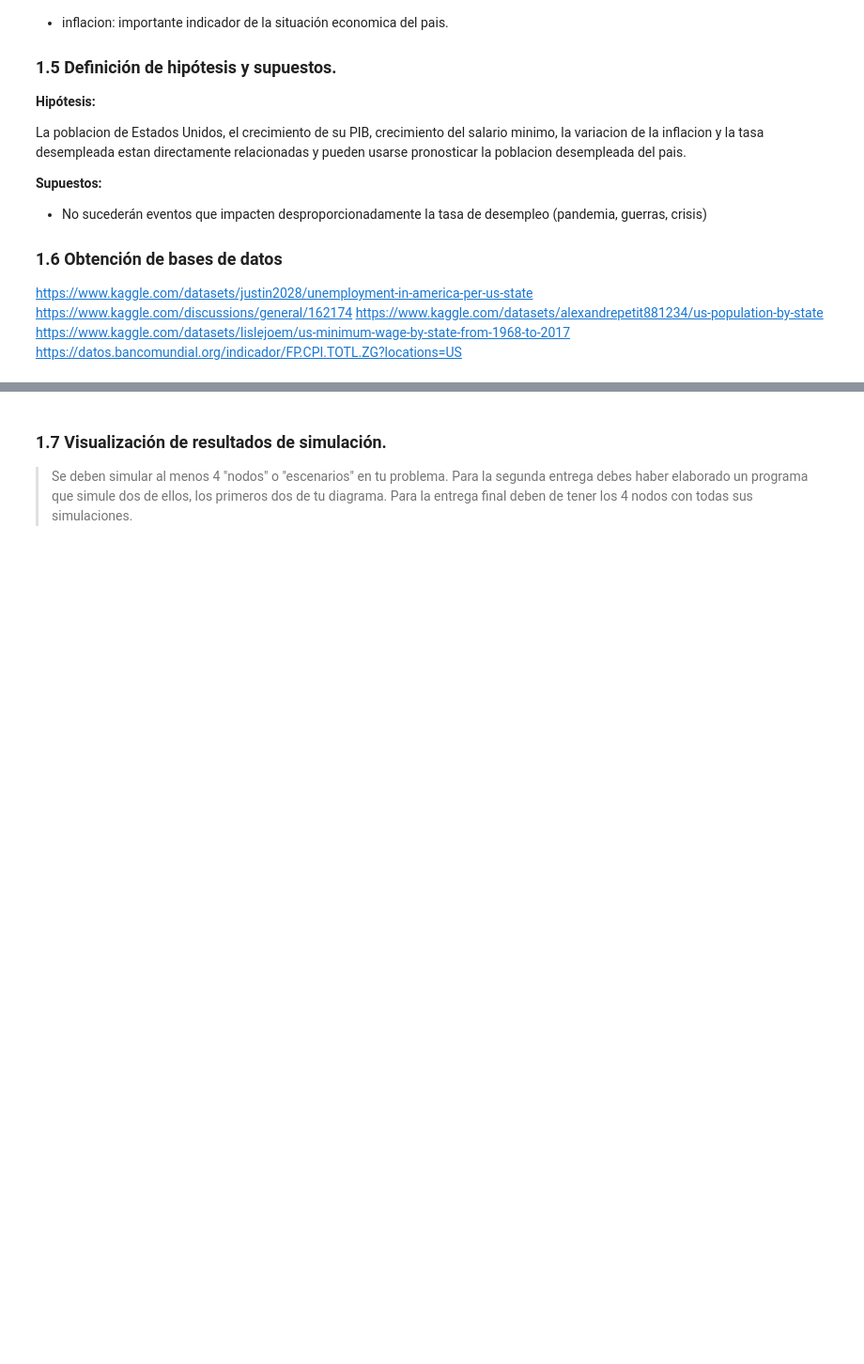
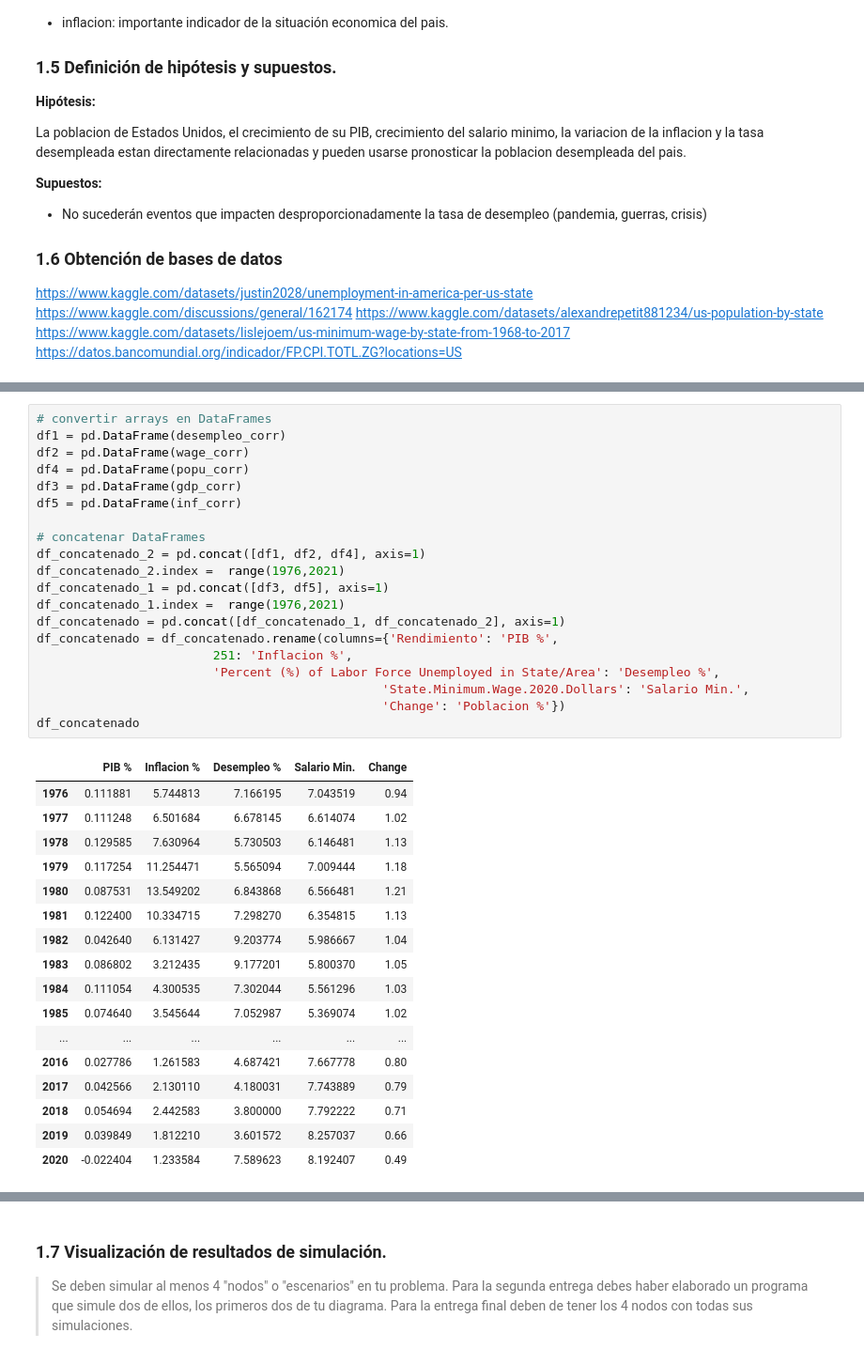
Before and after one commit to Zairo9/Proyecto, a Jupyter notebook: GuiaProyecto.ipynb, the cells around one changed output, grey strips where cells are left out. Shown at 94% size. Cells and saved outputs as stored; diff of their text form; blank space fills up the shorter version.

Commit message:
corr

```diff
--- a/GuiaProyecto.ipynb
+++ b/GuiaProyecto.ipynb
@@ -66,0 +103,38 @@ https://datos.bancomundial.org/indicador/FP.CPI.TOTL.ZG?locations=US
+# %%
+# convertir arrays en DataFrames
+df1 = pd.DataFrame(desempleo_corr)
+df2 = pd.DataFrame(wage_corr)
+df4 = pd.DataFrame(popu_corr)
+df3 = pd.DataFrame(gdp_corr)
+df5 = pd.DataFrame(inf_corr)
+
+# concatenar DataFrames
+df_concatenado_2 = pd.concat([df1, df2, df4], axis=1)
+df_concatenado_2.index =  range(1976,2021)
+df_concatenado_1 = pd.concat([df3, df5], axis=1)
+df_concatenado_1.index =  range(1976,2021)
+df_concatenado = pd.concat([df_concatenado_1, df_concatenado_2], axis=1)
+df_concatenado = df_concatenado.rename(columns={'Rendimiento': 'PIB %',
+                        251: 'Inflacion %',
+                        'Percent (%) of Labor Force Unemployed in State/Area': 'Desempleo %',
+                                               'State.Minimum.Wage.2020.Dollars': 'Salario Min.',
+                                               'Change': 'Poblacion %'})
+df_concatenado
+# %% [output]
+|  | PIB % | Inflacion % | Desempleo % | Salario Min. | Change |
+| 1976 | 0.111881 | 5.744813 | 7.166195 | 7.043519 | 0.94 |
+| 1977 | 0.111248 | 6.501684 | 6.678145 | 6.614074 | 1.02 |
+| 1978 | 0.129585 | 7.630964 | 5.730503 | 6.146481 | 1.13 |
+| 1979 | 0.117254 | 11.254471 | 5.565094 | 7.009444 | 1.18 |
+| 1980 | 0.087531 | 13.549202 | 6.843868 | 6.566481 | 1.21 |
+| 1981 | 0.122400 | 10.334715 | 7.298270 | 6.354815 | 1.13 |
+| 1982 | 0.042640 | 6.131427 | 9.203774 | 5.986667 | 1.04 |
+| 1983 | 0.086802 | 3.212435 | 9.177201 | 5.800370 | 1.05 |
+| 1984 | 0.111054 | 4.300535 | 7.302044 | 5.561296 | 1.03 |
+| 1985 | 0.074640 | 3.545644 | 7.052987 | 5.369074 | 1.02 |
+| ... | ... | ... | ... | ... | ... |
+| 2016 | 0.027786 | 1.261583 | 4.687421 | 7.667778 | 0.80 |
+| 2017 | 0.042566 | 2.130110 | 4.180031 | 7.743889 | 0.79 |
+| 2018 | 0.054694 | 2.442583 | 3.800000 | 7.792222 | 0.71 |
+| 2019 | 0.039849 | 1.812210 | 3.601572 | 8.257037 | 0.66 |
+| 2020 | -0.022404 | 1.233584 | 7.589623 | 8.192407 | 0.49 |
```
Also changed, not shown: parts of 23 cells of this notebook, 1 other file.
